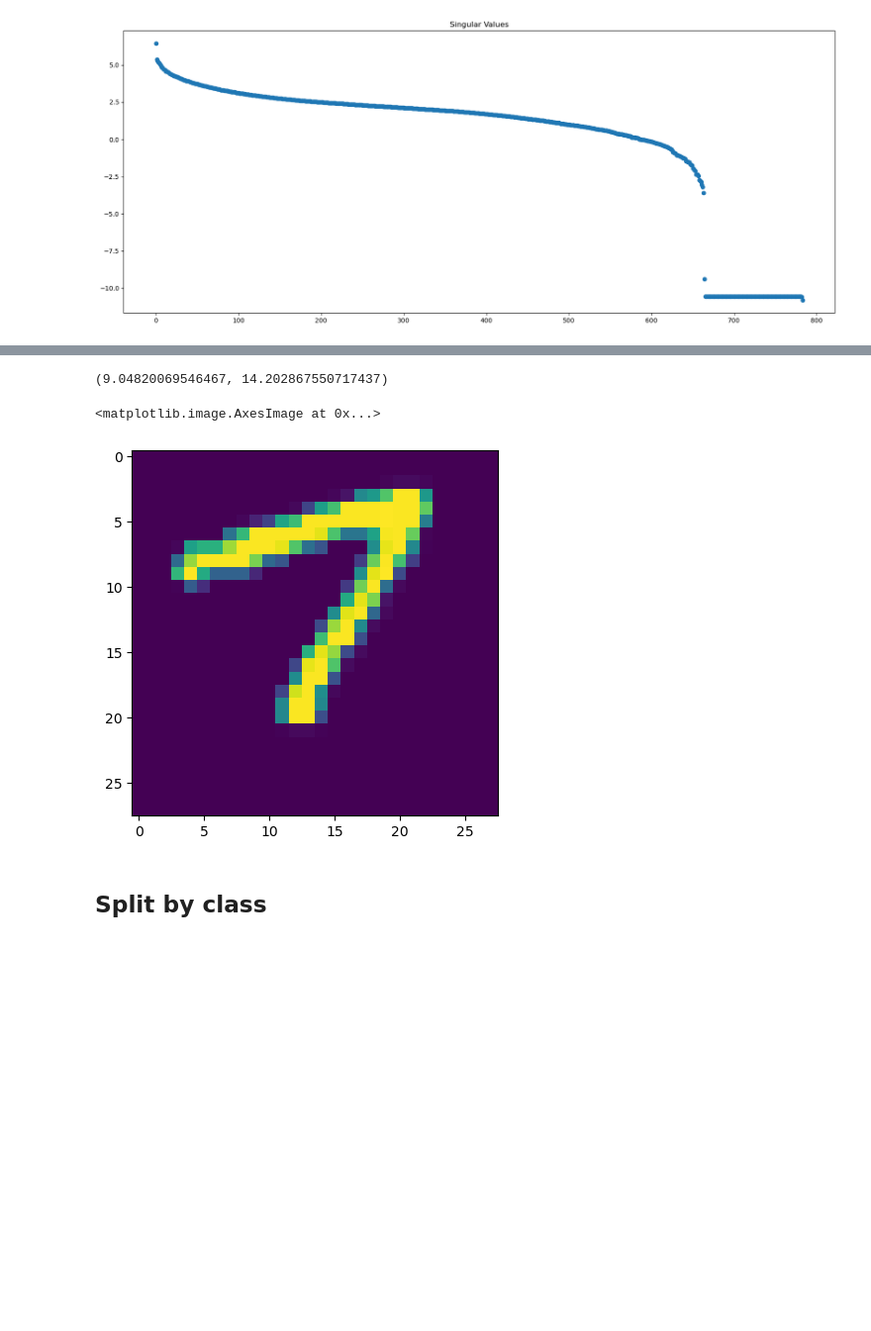
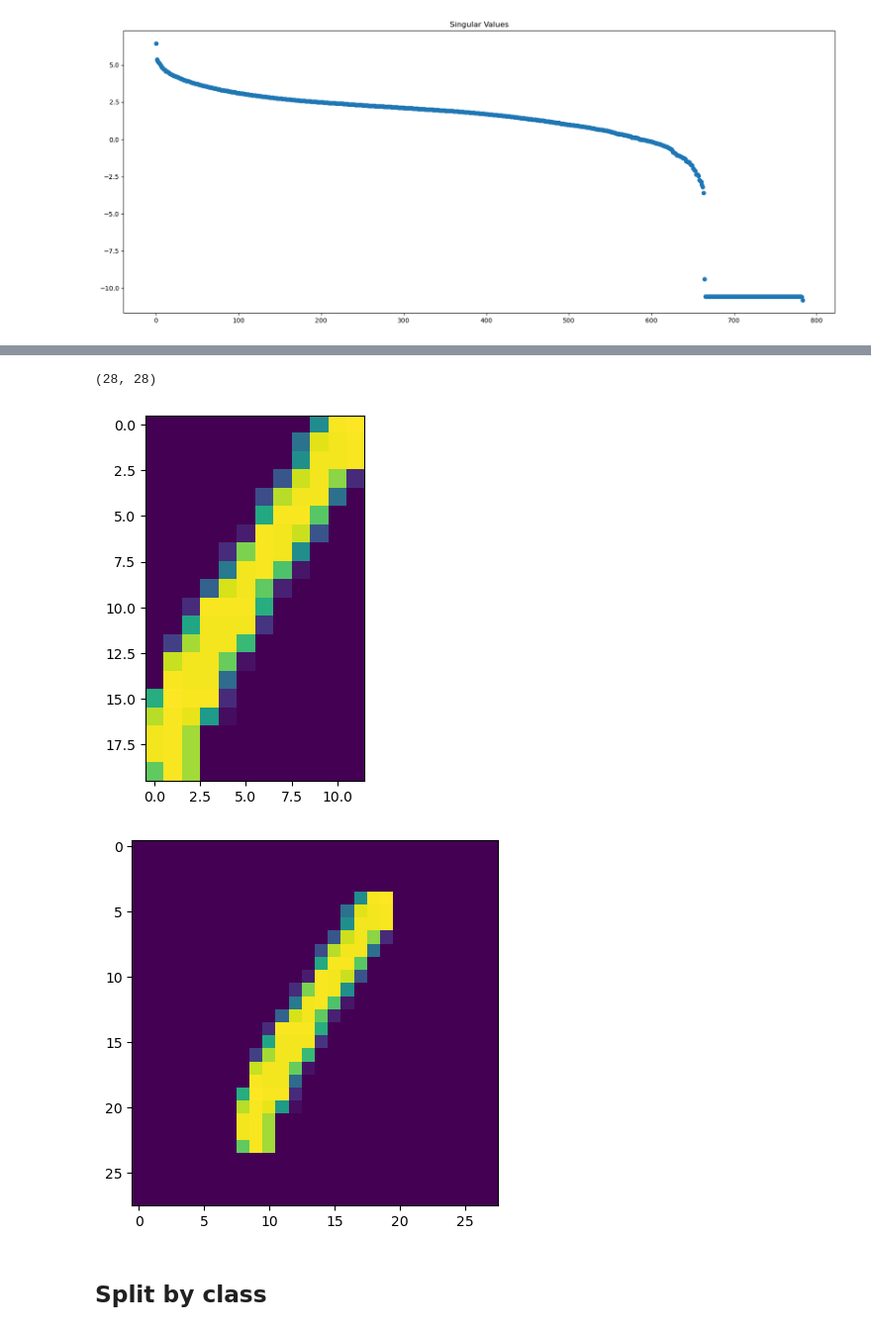
Before and after one commit to maneeshrj/math-ml-project, a Jupyter notebook: SVD.ipynb, the cells around one changed output, grey strips where cells are left out. Shown: that part at 99% size. Cells and saved outputs as stored; diff of their text form; code cells hidden in the pictures; blank space fills up the shorter version.

Commit message:
added bounding box code

```diff
--- a/SVD.ipynb
+++ b/SVD.ipynb
@@ -90,9 +91,24 @@ Text(0.5, 1.0, 'Singular Values')
 # %%
 from scipy import ndimage
 
-img = X[101].reshape(28,28)
+img = X[3].reshape(28,28)
 coords = ndimage.center_of_mass(img)
 print(coords)
 
+# modified code, original source: https://stackoverflow.com/questions/31400769/bounding-box-of-numpy-array
+def find_bbox(img):
+    img = np.where(img>0.3, img, 0)
+    rows = np.any(img, axis=1)
+    cols = np.any(img, axis=0)
+    rmin, rmax = np.where(rows)[0][[0, -1]]
+    cmin, cmax = np.where(cols)[0][[0, -1]]
+
+    return rmin, rmax+1, cmin, cmax+1
+
+rmin, rmax, cmin, cmax = find_bbox(img)
+print(rmin, rmax, cmin, cmax)
+
+bbox_center = ((rmin + rmax)//2,  (cmin + cmax)//2)
+print(bbox_center)
 plt.imshow(img)
 # %% [output]
@@ -102,11 +120,23 @@ plt.imshow(img)
 # %%
-img2 = np.concatenate((img[5:], img[:5]), axis=0)
-coords = ndimage.center_of_mass(img2)
-print(coords)
+bbox_img = img[rmin:rmax, cmin:cmax]
+plt.figure()
+plt.imshow(bbox_img)
 
-plt.imshow(img2)
+padr1 = padr2 = (28-(rmax-rmin))//2
+padc1 = padc2 = (28-(cmax-cmin))//2
+
+if (rmax+rmin)%2 == 1:
+    padr2 += 1
+if (cmax+cmin)%2 == 1:
+    padc2 += 1
+
+recentered_img = np.pad(bbox_img, ((padr1, padr2), (padc1, padc2)))
+
+plt.figure()
+plt.imshow(recentered_img)
+print(recentered_img.shape)
 # %% [output]
-(9.04820069546467, 14.202867550717437)
+(28, 28)
-<matplotlib.image.AxesImage at 0x...>
-[figure, old version]
+[figure, new version]
+[figure, added]
 # %%
```
Also changed, not shown: parts of 10 cells of this notebook.
